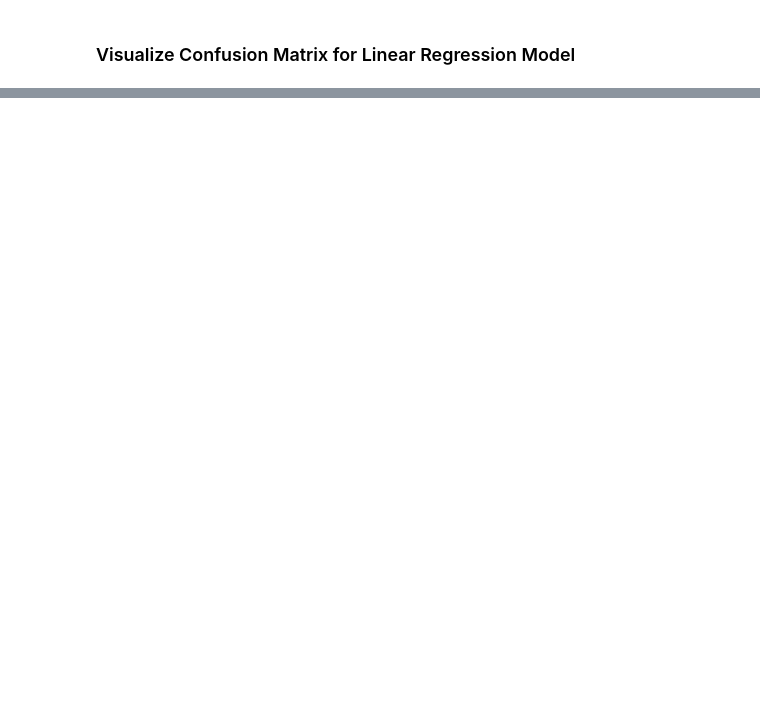
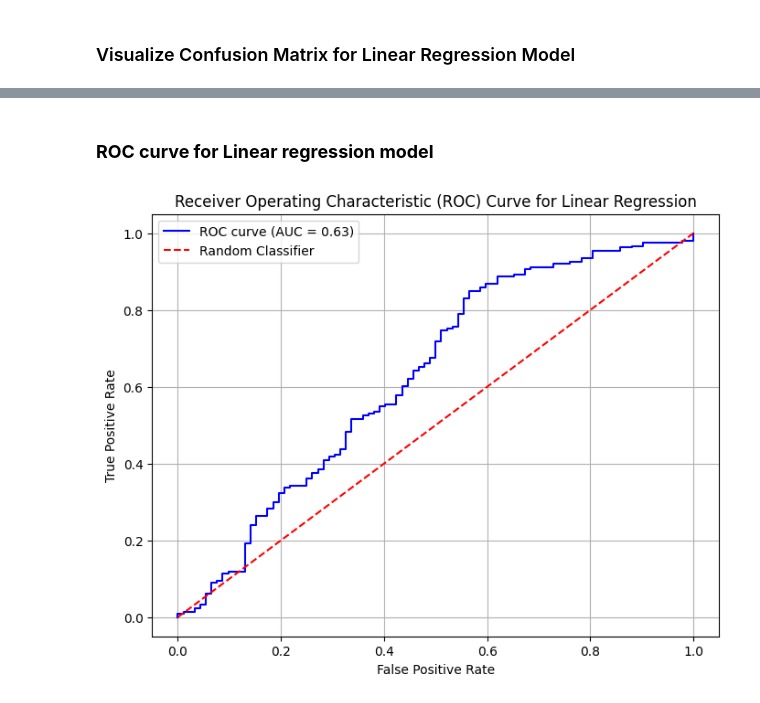
Before and after one commit to SaddamHosen42/Going_Abroad_prediction, a Jupyter notebook: Going_Abroad_prediction.ipynb, the cells around one changed output, grey strips where cells are left out. Saved outputs shown, nothing was run; the diff lists cells and outputs as text; code cells hidden in the pictures; blank space fills up the shorter version.

Commit message:
update going abroad prediction and add roc curve

```diff
--- a/Going_Abroad_prediction.ipynb
+++ b/Going_Abroad_prediction.ipynb
@@ -574,0 +610,25 @@ plt.show()
+# %% [markdown]
+### **ROC curve for Linear regression model**
+# %%
+from sklearn.metrics import roc_curve, roc_auc_score
+import matplotlib.pyplot as plt
+
+# Predict probabilities for the test set (using y_lr_test_pred directly as scores)
+y_lr_prob = y_lr_test_pred
+
+# Calculate ROC curve
+fpr_lr, tpr_lr, thresholds_lr = roc_curve(y_test, y_lr_prob)
+auc_roc_lr = roc_auc_score(y_test, y_lr_prob)
+
+# Plot the ROC curve
+plt.figure(figsize=(8, 6))
+plt.plot(fpr_lr, tpr_lr, color='blue', label=f'ROC curve (AUC = {auc_roc_lr:.2f})')
+plt.plot([0, 1], [0, 1], color='red', linestyle='--', label='Random Classifier')
+plt.xlabel('False Positive Rate')
+plt.ylabel('True Positive Rate')
+plt.title('Receiver Operating Characteristic (ROC) Curve for Linear Regression')
+plt.legend()
+plt.grid(True)
+plt.show()
+# %% [output]
+[figure, added]
```
Also changed, not shown: parts of 21 cells of this notebook.
